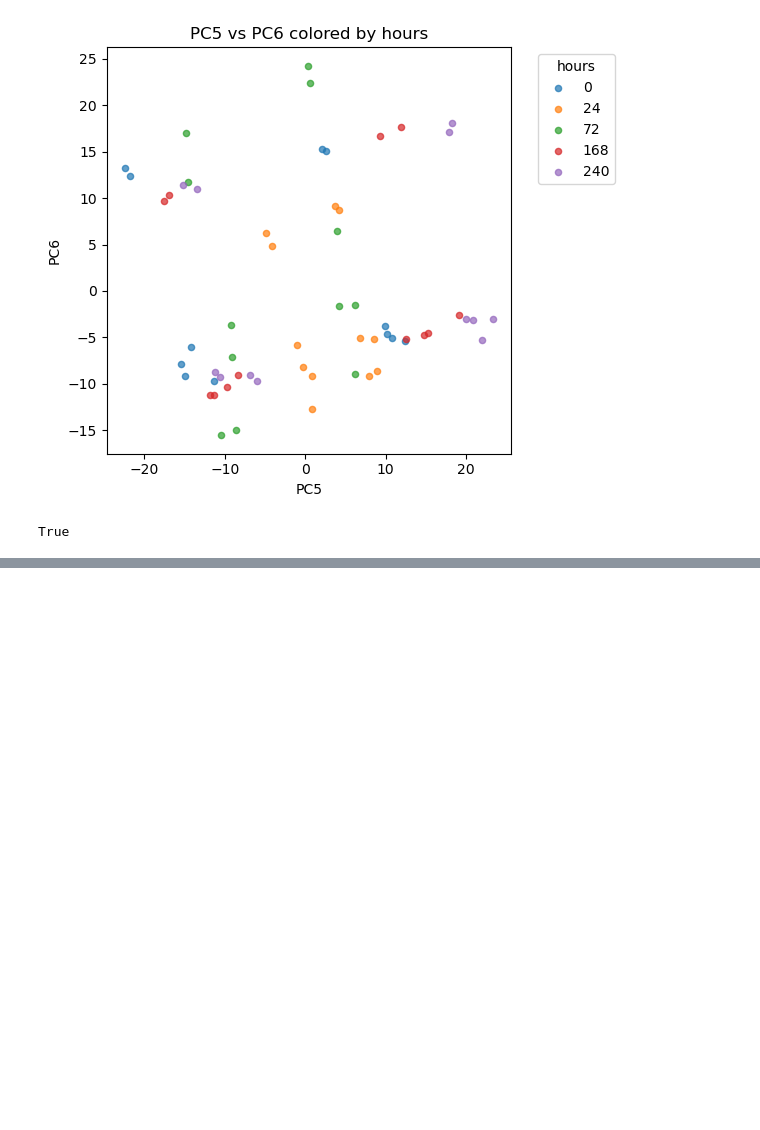
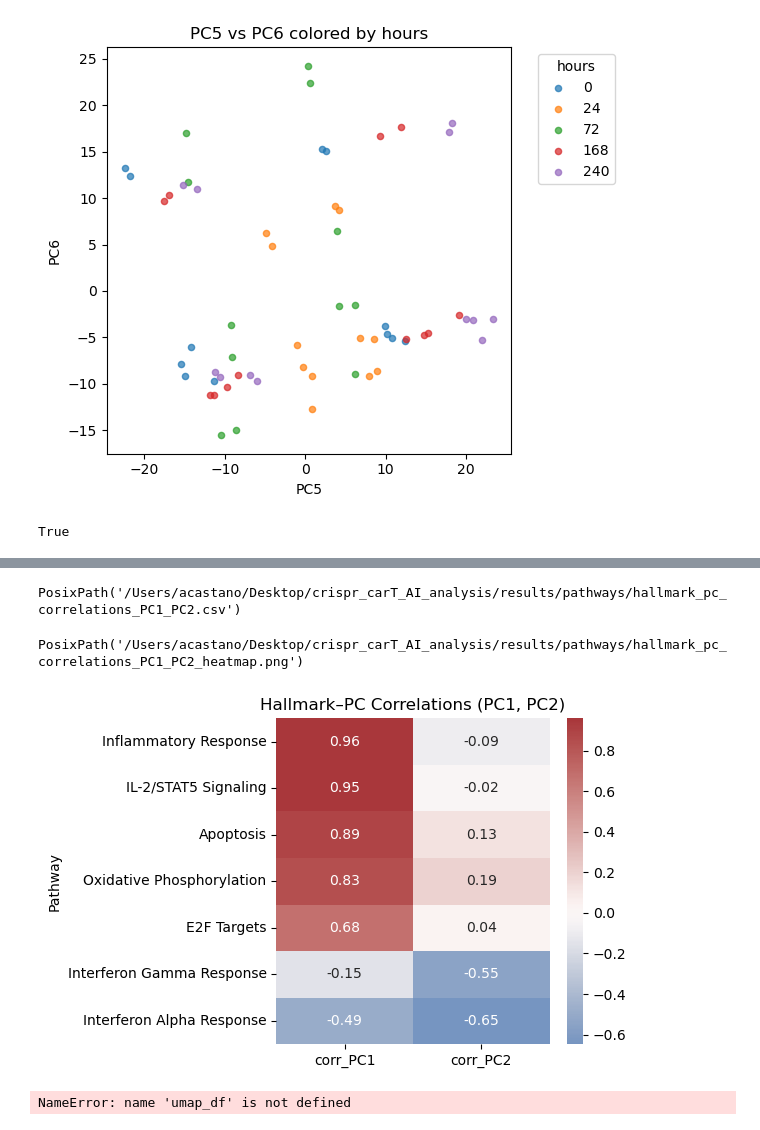
Before and after one commit to AnaBioAI/crispr_carT_AI_analysis, a Jupyter notebook: notebooks/A01_crispr_cart_pca_summary.ipynb/A01_crispr_cart_pca_summary.ipynb, the cells around one changed output, grey strips where cells are left out. Saved outputs shown, nothing was run; the diff lists cells and outputs as text; code cells hidden in the pictures; blank space fills up the shorter version.

```diff
--- a/notebooks/A01_crispr_cart_pca_summary.ipynb/A01_crispr_cart_pca_summary.ipynb
+++ b/notebooks/A01_crispr_cart_pca_summary.ipynb/A01_crispr_cart_pca_summary.ipynb
@@ -211,0 +755,4 @@ scores_df.head()
+# %%
+# sample × 2 PCs
+pc_df = scores_df[["PC1", "PC2"]].copy()
+pc_df.head()
@@ -211,0 +766,12 @@ scores_df.head()
+# %%
+# C. Hallmark–PC correlations → save as a results table
+corr_rows = []
+for pw, s in scores.items():
+    s = s.reindex(pc_df.index)
+    corr_pc1 = pc_df["PC1"].corr(s)
+    corr_pc2 = pc_df["PC2"].corr(s)
+    corr_rows.append((pw, corr_pc1, corr_pc2))
+
+corr_df = pd.DataFrame(corr_rows, columns=["Pathway", "corr_PC1", "corr_PC2"])
+corr_df = corr_df.sort_values("corr_PC1", ascending=False)
+corr_df
@@ -211,0 +787,30 @@ scores_df.head()
+# %%
+#"Just save it using your PATHWAY_RESULTS_DIR:
+from analysis_utils.config_utils import RESULTS_DIR, ensure_dirs
+
+PATHWAY_RESULTS_DIR = RESULTS_DIR / "pathways"
+ensure_dirs(PATHWAY_RESULTS_DIR)
+
+out_path = PATHWAY_RESULTS_DIR / "hallmark_pc_correlations_PC1_PC2.csv"
+corr_df.to_csv(out_path, index=False)
+out_path
+# %% [output]
+PosixPath('/Users/acastano/Desktop/crispr_carT_AI_analysis/results/pathways/hallmark_pc_correlations_PC1_PC2.csv')
+# %%
+import seaborn as sns
+import matplotlib.pyplot as plt
+
+plt.figure(figsize=(6, 4))
+sns.heatmap(
+    corr_df.set_index("Pathway")[["corr_PC1", "corr_PC2"]],
+    annot=True, fmt=".2f", center=0, cmap="vlag"
+)
+plt.title("Hallmark–PC Correlations (PC1, PC2)")
+plt.tight_layout()
+
+heatmap_path = PATHWAY_RESULTS_DIR / "hallmark_pc_correlations_PC1_PC2_heatmap.png"
+plt.savefig(heatmap_path, dpi=300, bbox_inches="tight")
+heatmap_path
+# %% [output]
+PosixPath('/Users/acastano/Desktop/crispr_carT_AI_analysis/results/pathways/hallmark_pc_correlations_PC1_PC2_heatmap.png')
+[figure, added]
@@ -211,0 +822,4 @@ scores_df.head()
+# %%
+umap_df.to_csv(UMAP_RESULTS_DIR / "sample_umap_coordinates.csv")
+# %% [output]
+NameError: name 'umap_df' is not defined
```
Also changed, not shown: parts of 26 cells of this notebook, 25 other files.
